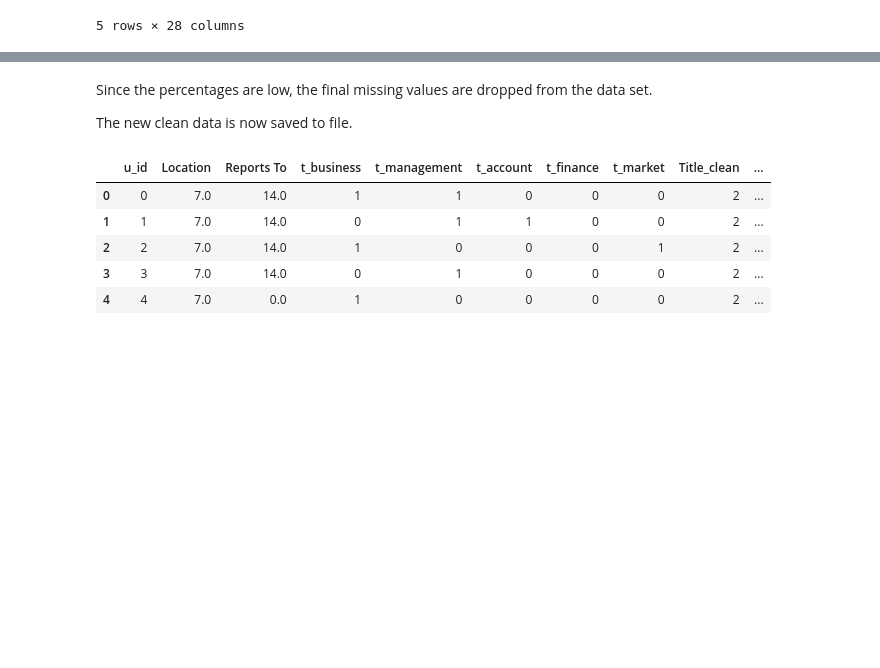
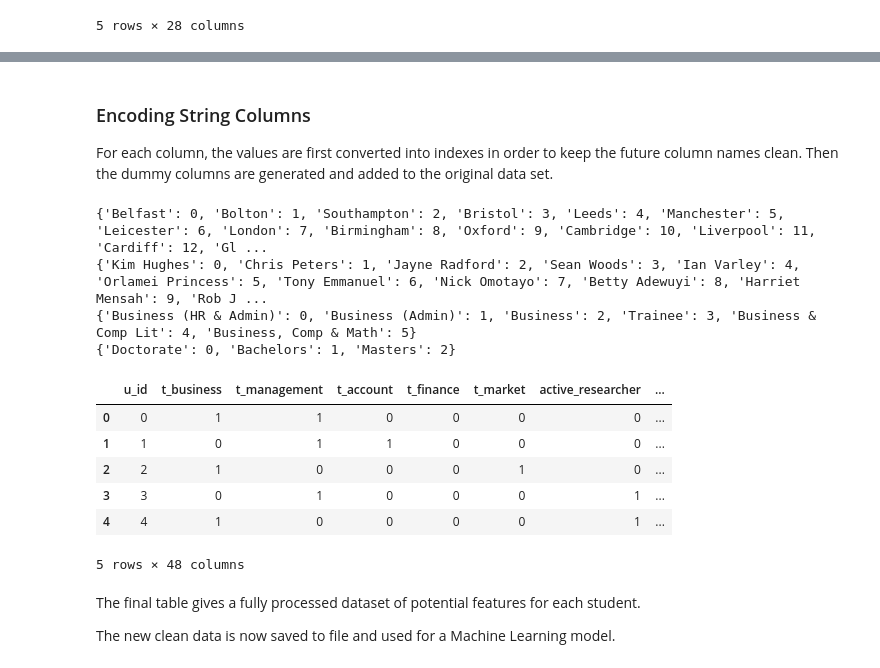
Before and after one commit to cheylea/data-cleanse-uol, a Jupyter notebook: SIS-DataCleanse.ipynb, the cells around one changed output, grey strips where cells are left out. Cells and saved outputs as stored; diff of their text form; code cells hidden in the pictures; blank space fills up the shorter version.

Commit message:
Add in normalisation and encoding

```diff
--- a/SIS-DataCleanse.ipynb
+++ b/SIS-DataCleanse.ipynb
@@ -804,19 +815,67 @@ dtype: float64
+# %% [markdown]
+### Encoding String Columns
+
+For each column, the values are first converted into indexes in order to keep the future column names clean. Then the dummy columns are generated and added to the original data set.
+# %%
+# Encoding String Columns
+# Create dictionaries
+
+# Location
+location_list = list(set(data['Location'].dropna().to_list()))
+location_dict = {k: v for v, k in enumerate(location_list)}
+print(location_dict)
+# Reports To
+reports_list = list(set(data['Reports To'].dropna().to_list()))
+reports_dict = {k: v for v, k in enumerate(reports_list)}
+print(reports_dict)
+# Title
+title_list = list(set(data['Title_clean'].dropna().to_list()))
+title_dict = {k: v for v, k in enumerate(title_list)}
+print(title_dict)
+# Highest Qualification Level
+hql_list = list(set(data['HQL_clean'].dropna().to_list()))
+hql_dict = {k: v for v, k in enumerate(hql_list)}
+print(hql_dict)
+# Replace Columns
+data = data.replace({"Location": location_dict})
+data = data.replace({"Reports To": reports_dict})
+data = data.replace({"Title_clean": title_dict})
+data = data.replace({"HQL_clean": hql_dict})
+
+# Create dummy dataframes
+loc_dummies = pd.get_dummies(data['Location'], prefix='Location')
+rep_dummies = pd.get_dummies(data['Reports To'], prefix='Reports To')
+tit_dummies = pd.get_dummies(data['Title_clean'], prefix='Title')
+hql_dummies = pd.get_dummies(data['HQL_clean'], prefix='HQL')
+
+loc_dummies.head()
+rep_dummies.head()
+tit_dummies.head()
+hql_dummies.head()
+
+# Join dummies back to the original dataset
+data = pd.concat([data, loc_dummies, rep_dummies, tit_dummies, hql_dummies], axis=1)
+
+# Remove no longer required columns
+data = data.drop(columns=['Location', 'Reports To', 'Title_clean', 'HQL_clean'])
+
+data.head()
+# %% [output]
+{'Belfast': 0, 'Bolton': 1, 'Southampton': 2, 'Bristol': 3, 'Leeds': 4, 'Manchester': 5, 'Leicester': 6, 'London': 7, 'Birmingham': 8, 'Oxford': 9, 'Cambridge': 10, 'Liverpool': 11, 'Cardiff': 12, 'Gl ...
+{'Kim Hughes': 0, 'Chris Peters': 1, 'Jayne Radford': 2, 'Sean Woods': 3, 'Ian Varley': 4, 'Orlamei Princess': 5, 'Tony Emmanuel': 6, 'Nick Omotayo': 7, 'Betty Adewuyi': 8, 'Harriet Mensah': 9, 'Rob J ...
+{'Business (HR & Admin)': 0, 'Business (Admin)': 1, 'Business': 2, 'Trainee': 3, 'Business & Comp Lit': 4, 'Business, Comp & Math': 5}
+{'Doctorate': 0, 'Bachelors': 1, 'Masters': 2}
+|  | u_id | t_business | t_management | t_account | t_finance | t_market | active_researcher | ... |
+| 0 | 0 | 1 | 1 | 0 | 0 | 0 | 0 | ... |
+| 1 | 1 | 0 | 1 | 1 | 0 | 0 | 0 | ... |
+| 2 | 2 | 1 | 0 | 0 | 0 | 1 | 0 | ... |
+| 3 | 3 | 0 | 1 | 0 | 0 | 0 | 1 | ... |
+| 4 | 4 | 1 | 0 | 0 | 0 | 0 | 1 | ... |
+5 rows × 48 columns
 # %% [markdown]
-Since the percentages are low, the final missing values are dropped from the data set.
+The final table gives a fully processed dataset of potential features for each student.
 
-The new clean data is now saved to file.
+The new clean data is now saved to file and used for a Machine Learning model.
 # %%
-# Remove null rows
-data = data.dropna()
-
 # Save to file
-data.to_csv('cleaned_data\staff_table.csv')
-
-data.head()
+data.to_csv('cleaned_data\student_table.csv')
-# %% [output]
-|  | u_id | Location | Reports To | t_business | t_management | t_account | t_finance | t_market | Title_clean | ... |
-| 0 | 0 | 7.0 | 14.0 | 1 | 1 | 0 | 0 | 0 | 2 | ... |
-| 1 | 1 | 7.0 | 14.0 | 0 | 1 | 1 | 0 | 0 | 2 | ... |
-| 2 | 2 | 7.0 | 14.0 | 1 | 0 | 0 | 0 | 1 | 2 | ... |
-| 3 | 3 | 7.0 | 14.0 | 0 | 1 | 0 | 0 | 0 | 2 | ... |
-| 4 | 4 | 7.0 | 0.0 | 1 | 0 | 0 | 0 | 0 | 2 | ... |
```
Also changed, not shown: parts of 24 cells of this notebook, 1 other file.
